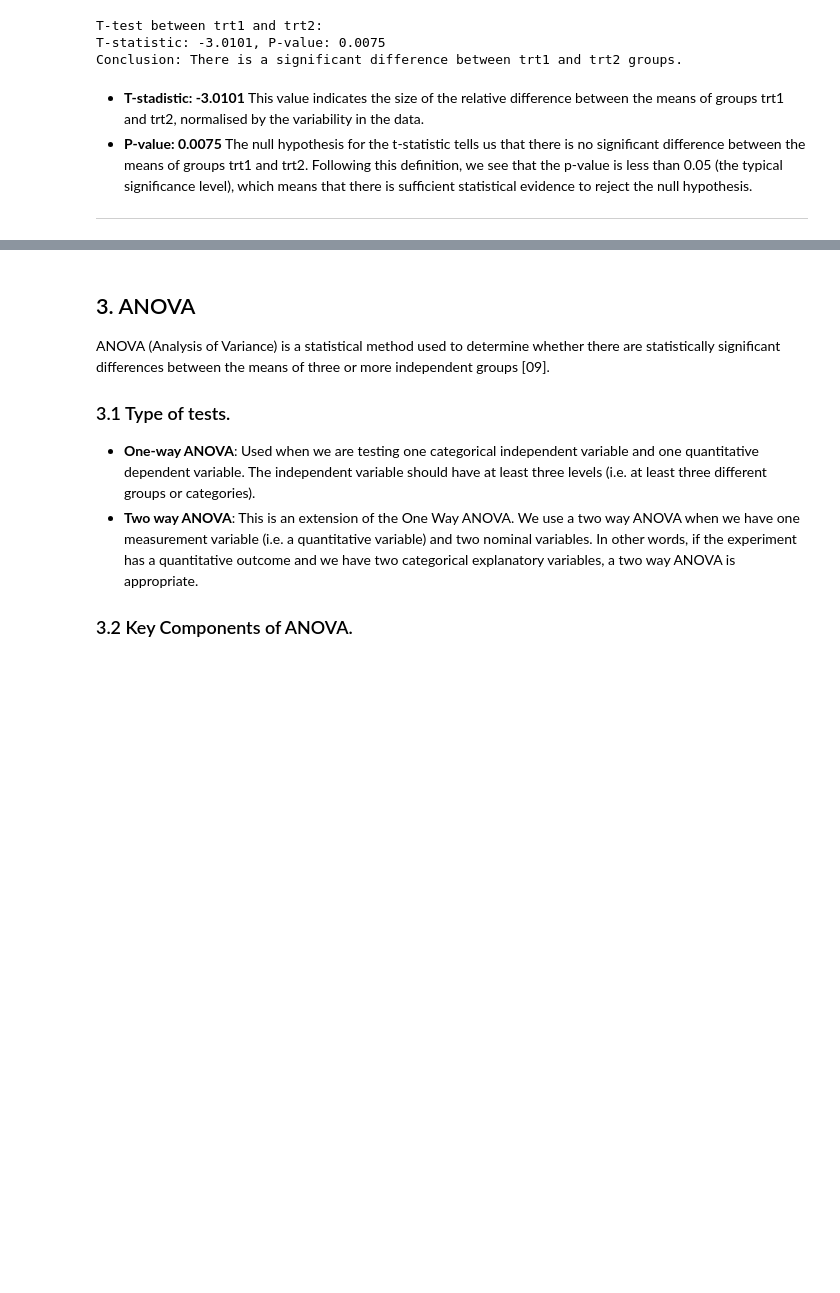
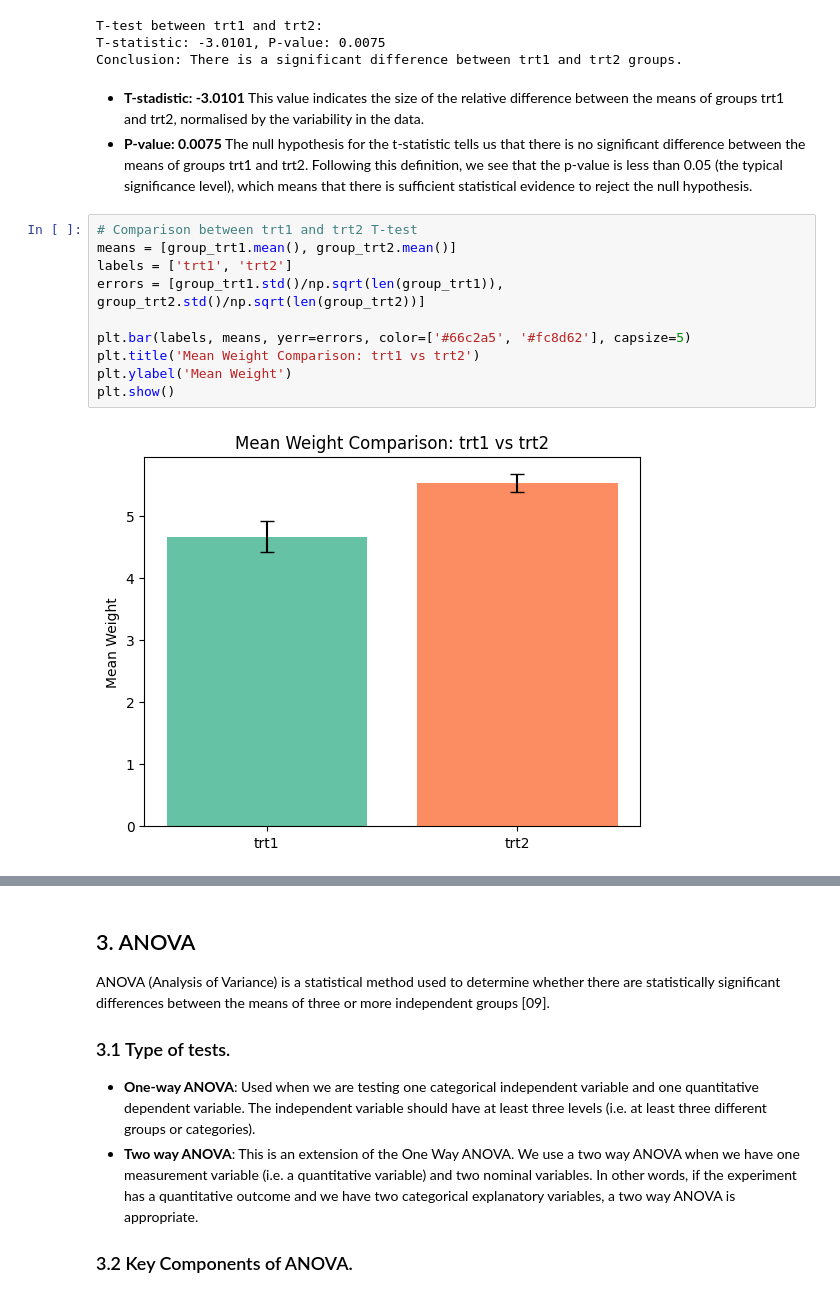
Before and after one commit to StefaniaVerduga/applied-statistics, a Jupyter notebook: project.ipynb, the cells around one changed output, grey strips where cells are left out. Saved outputs shown, nothing was run; the diff lists cells and outputs as text; blank space fills up the shorter version.

Commit message:
Added plots for t-test and ANOVA

```diff
--- a/project.ipynb
+++ b/project.ipynb
@@ -183,4 +184,15 @@ This value indicates the size of the relative difference between the means of gr
 - **P-value: 0.0075**
 The null hypothesis for the t-statistic tells us that there is no significant difference between the means of groups trt1 and trt2.
 Following this definition, we see that the p-value is less than 0.05 (the typical significance level), which means that there is sufficient statistical evidence to reject the null hypothesis.
-***
+# %%
+# Comparison between trt1 and trt2 T-test
+means = [group_trt1.mean(), group_trt2.mean()]
+labels = ['trt1', 'trt2']
+errors = [group_trt1.std()/np.sqrt(len(group_trt1)), group_trt2.std()/np.sqrt(len(group_trt2))]
+
+plt.bar(labels, means, yerr=errors, color=['#66c2a5', '#fc8d62'], capsize=5)
+plt.title('Mean Weight Comparison: trt1 vs trt2')
+plt.ylabel('Mean Weight')
+plt.show()
+# %% [output]
+[figure, added]
```
Also changed, not shown: parts of 5 cells of this notebook.
